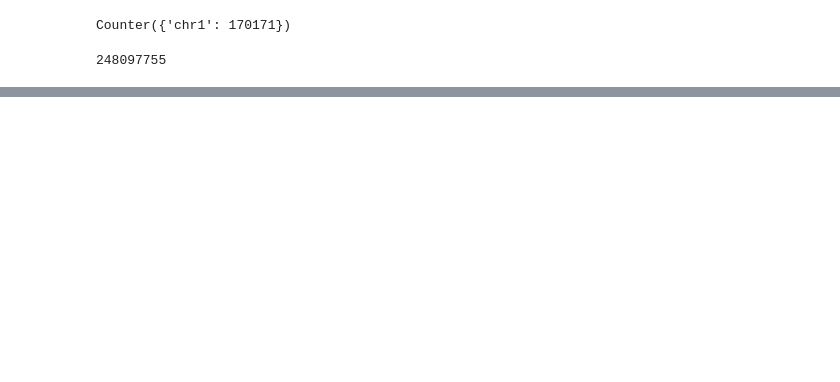
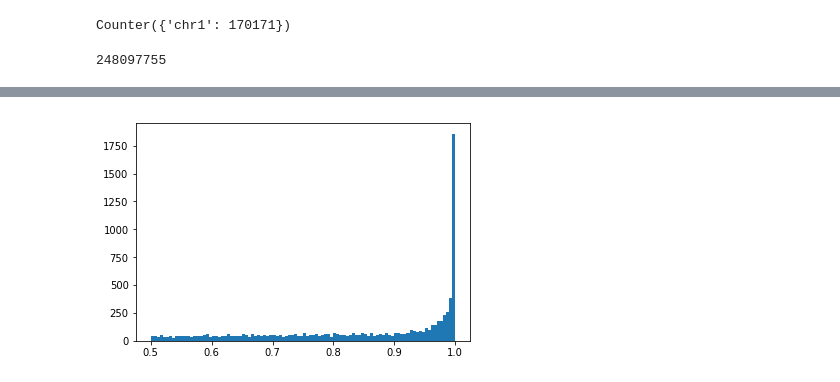
Before and after one commit to kharchenkolab/pysccnv, a Jupyter notebook: Eagle2_benchmark.ipynb, the cells around one changed output, grey strips where cells are left out. Cells and saved outputs as stored; diff of their text form; code cells hidden in the pictures; blank space fills up the shorter version.

```diff
--- a/Eagle2_benchmark.ipynb
+++ b/Eagle2_benchmark.ipynb
@@ -281,0 +638,4 @@ with open("son_jewish.vcf") as f:
+# %%
+_ = plt.hist(fraction, bins=100)
+# %% [output]
+[figure, added]
```
Also changed, not shown: parts of 101 cells of this notebook, 1 other file.
